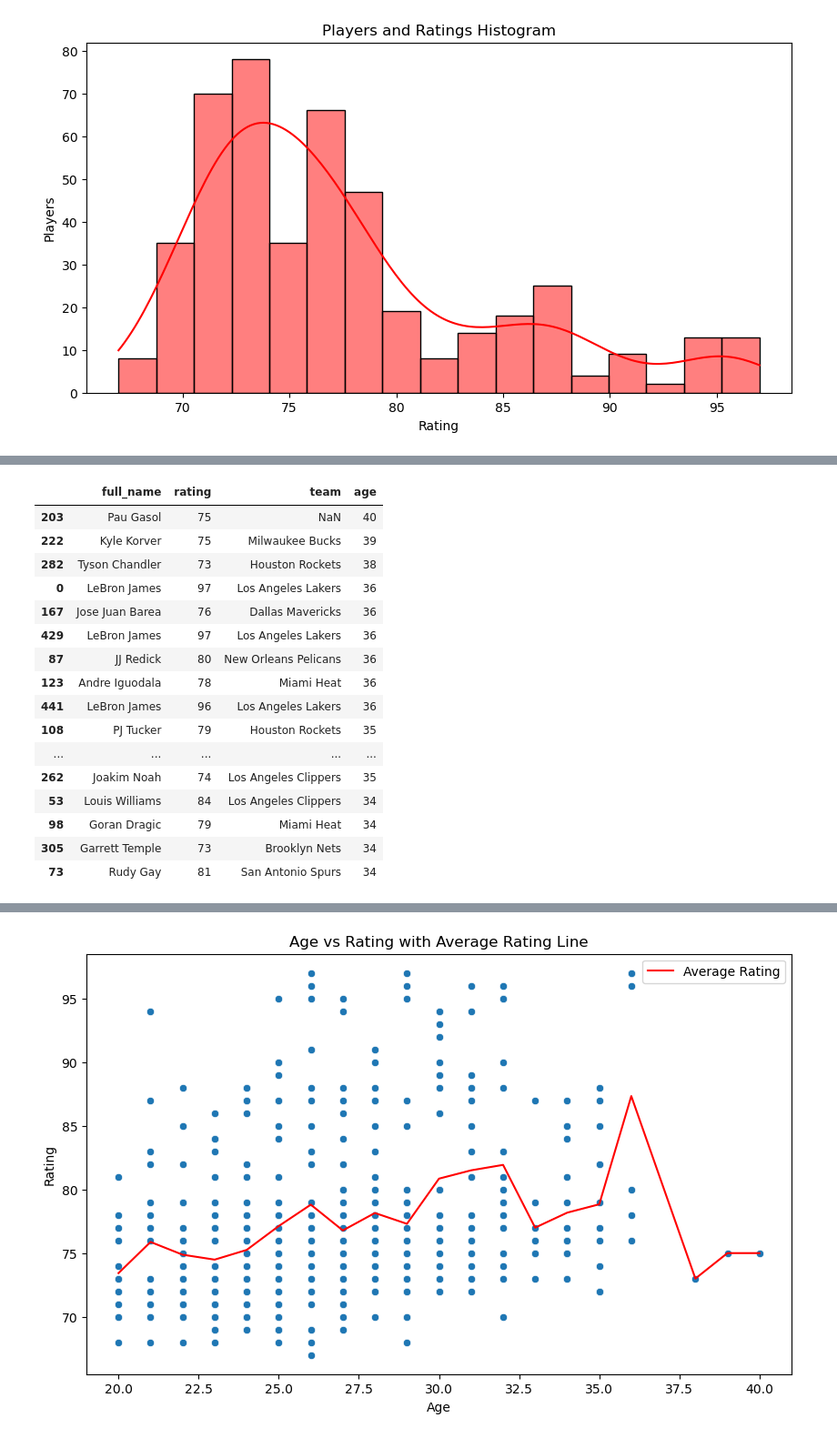
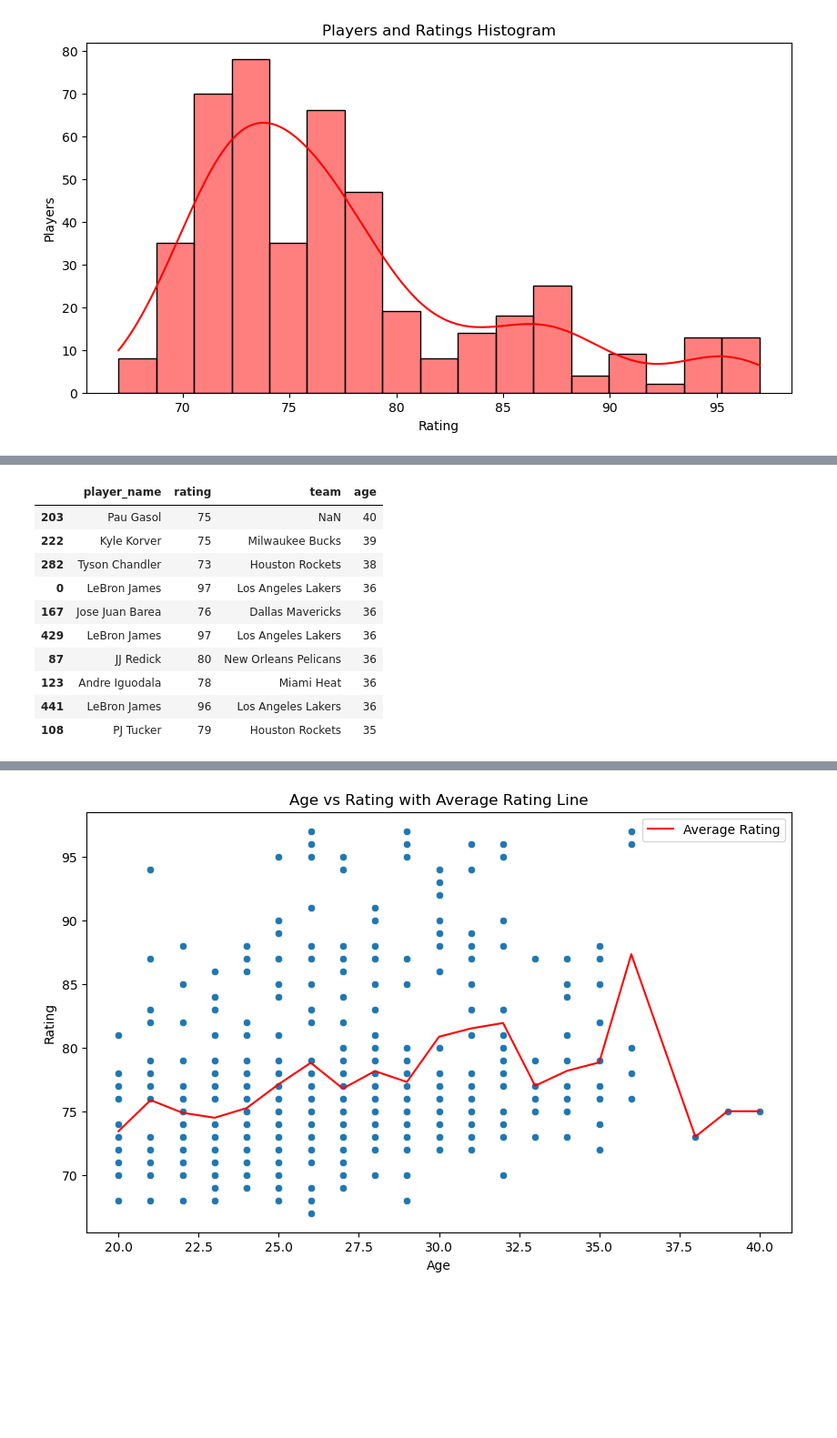
Before and after one commit to denizsimsek8/DATA-SCIENCE-PROJECT, a Jupyter notebook: NBA2K20.ipynb, the cells around one changed output, grey strips where cells are left out. Shown at 91% size. Saved outputs shown, nothing was run; the diff lists cells and outputs as text; code cells hidden in the pictures; blank space fills up the shorter version.

```diff
--- a/NBA2K20.ipynb
+++ b/NBA2K20.ipynb
@@ -42,0 +93,7 @@ Column names: ['full_name' 'rating' 'jersey' 'team' 'position' 'b_day' 'height'
+# %%
+# Veri temizleme
+# height sütununu düzenleme
+
+data['height'] = data['height'].apply(lambda x: float(x.split('/')[-1].strip()) if '/' in x else (int(x.split('-')[0]) * 0.3048) + (int(x.split('-')[1]) * 0.0254))
+
+display(data)
@@ -42,0 +102,5 @@ Column names: ['full_name' 'rating' 'jersey' 'team' 'position' 'b_day' 'height'
+# %%
+# height başlığını değiştirme
+
+data.rename(columns={'height': 'height (m)'}, inplace=True)
+display(data)
@@ -42,0 +121,4 @@ Column names: ['full_name' 'rating' 'jersey' 'team' 'position' 'b_day' 'height'
+# %%
+data['weight'] = data['weight'].apply(lambda x: float(x.split('/')[-1].split()[0]) if '/' in x else float(x))
+
+display(data)
@@ -42,0 +127,5 @@ Column names: ['full_name' 'rating' 'jersey' 'team' 'position' 'b_day' 'height'
+# %%
+# weight başlığını değiştirme
+
+data.rename(columns={'weight': 'weight (kg)'}, inplace=True)
+display(data)
@@ -159,9 +286,9 @@ data.sort_values(by = 'age', ascending = False)[['full_name', 'rating', 'team',
 # %%
-# 25 oldest players.
+# 10 oldest players.
 
-data.sort_values(by = 'age', ascending = False)[['full_name', 'rating', 'team', 'age']].head(25)
+data.sort_values(by = 'age', ascending = False)[['player_name', 'rating', 'team', 'age']].head(10)
 # %% [output]
-|  | full_name | rating | team | age |
+|  | player_name | rating | team | age |
 | 203 | Pau Gasol | 75 | NaN | 40 |
 | 222 | Kyle Korver | 75 | Milwaukee Bucks | 39 |
 | 282 | Tyson Chandler | 73 | Houston Rockets | 38 |
@@ -172,12 +299,6 @@ data.sort_values(by = 'age', ascending = False)[['full_name', 'rating', 'team',
 | 123 | Andre Iguodala | 78 | Miami Heat | 36 |
 | 441 | LeBron James | 96 | Los Angeles Lakers | 36 |
 | 108 | PJ Tucker | 79 | Houston Rockets | 35 |
-| ... | ... | ... | ... | ... |
-| 262 | Joakim Noah | 74 | Los Angeles Clippers | 35 |
-| 53 | Louis Williams | 84 | Los Angeles Clippers | 34 |
-| 98 | Goran Dragic | 79 | Miami Heat | 34 |
-| 305 | Garrett Temple | 73 | Brooklyn Nets | 34 |
-| 73 | Rudy Gay | 81 | San Antonio Spurs | 34 |
 # %%
 # 25 youngest players
 
```
Also changed, not shown: parts of 32 cells of this notebook.
